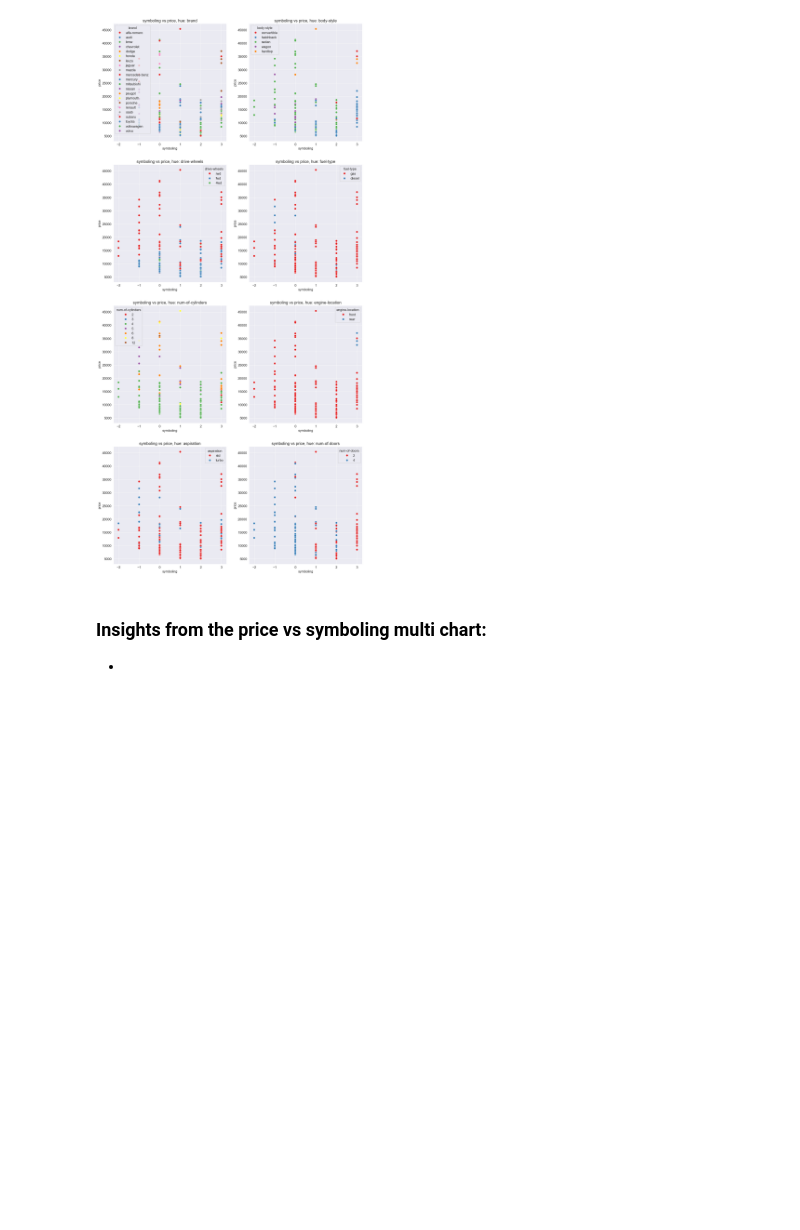
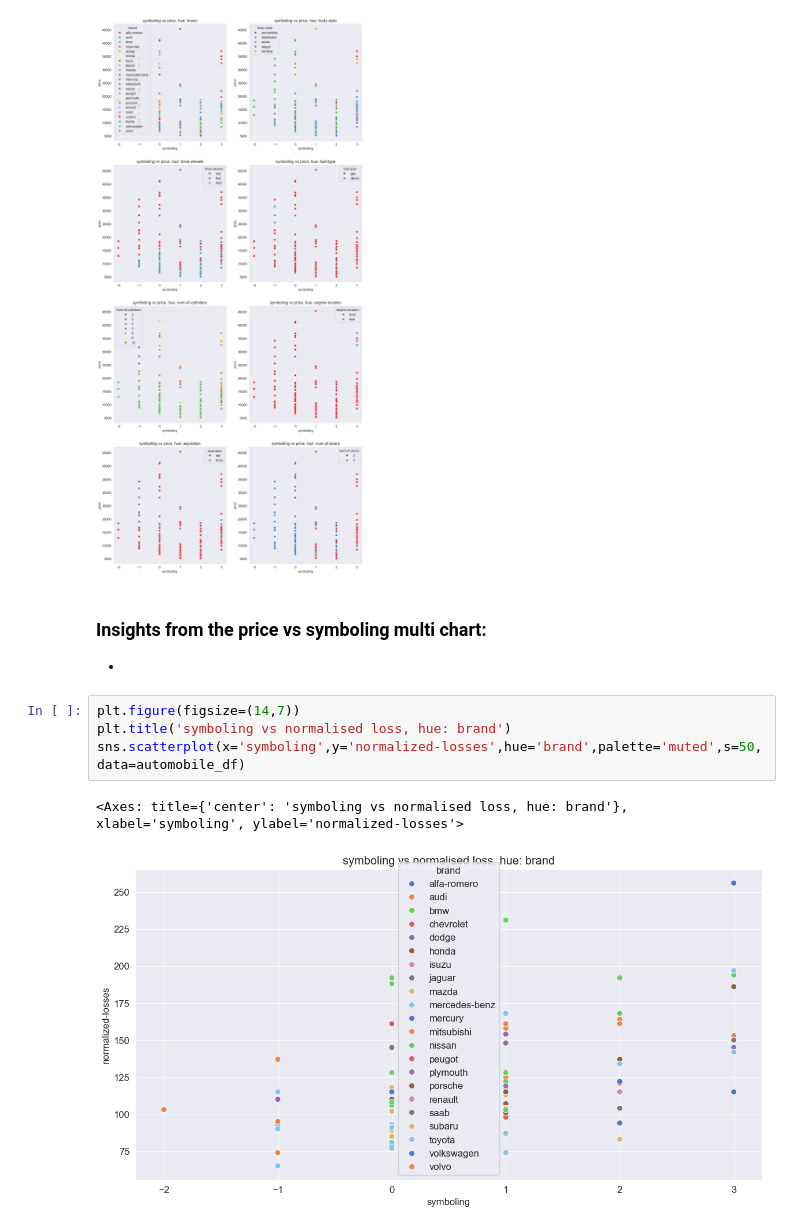
Before and after one commit to kasuleBS/automobile_analysis, a Jupyter notebook: analysis_file.ipynb, the cells around one changed output. Drawn from its saved outputs; the diff is of its cells as text; blank space fills up the shorter version.

Commit message:
added more visualisations without explanations though

```diff
--- a/analysis_file.ipynb
+++ b/analysis_file.ipynb
@@ -1254,3 +1254,10 @@ for key,val in plots_dict.items():
 # %% [markdown]
 ### Insights from the price vs symboling multi chart:
 *
+# %%
+plt.figure(figsize=(14,7))
+plt.title('symboling vs normalised loss, hue: brand')
+sns.scatterplot(x='symboling',y='normalized-losses',hue='brand',palette='muted',s=50, data=automobile_df)
+# %% [output]
+<Axes: title={'center': 'symboling vs normalised loss, hue: brand'}, xlabel='symboling', ylabel='normalized-losses'>
+[figure, added]
```
Also changed, not shown: parts of 20 cells of this notebook.
